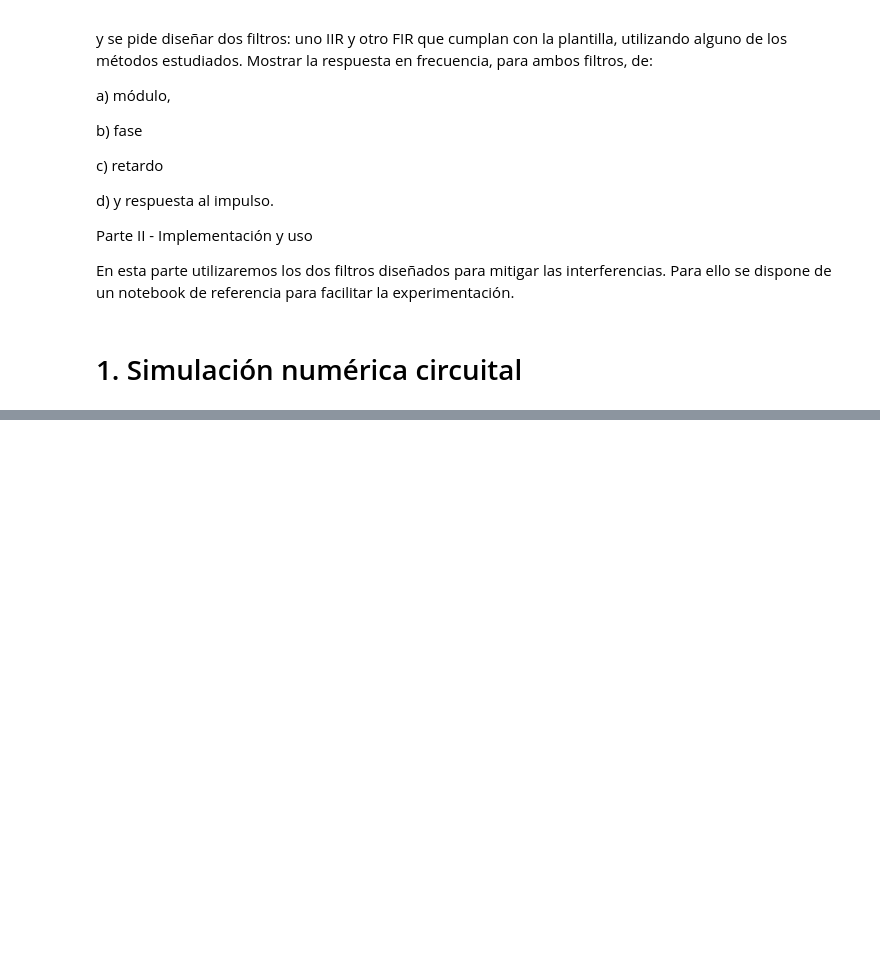
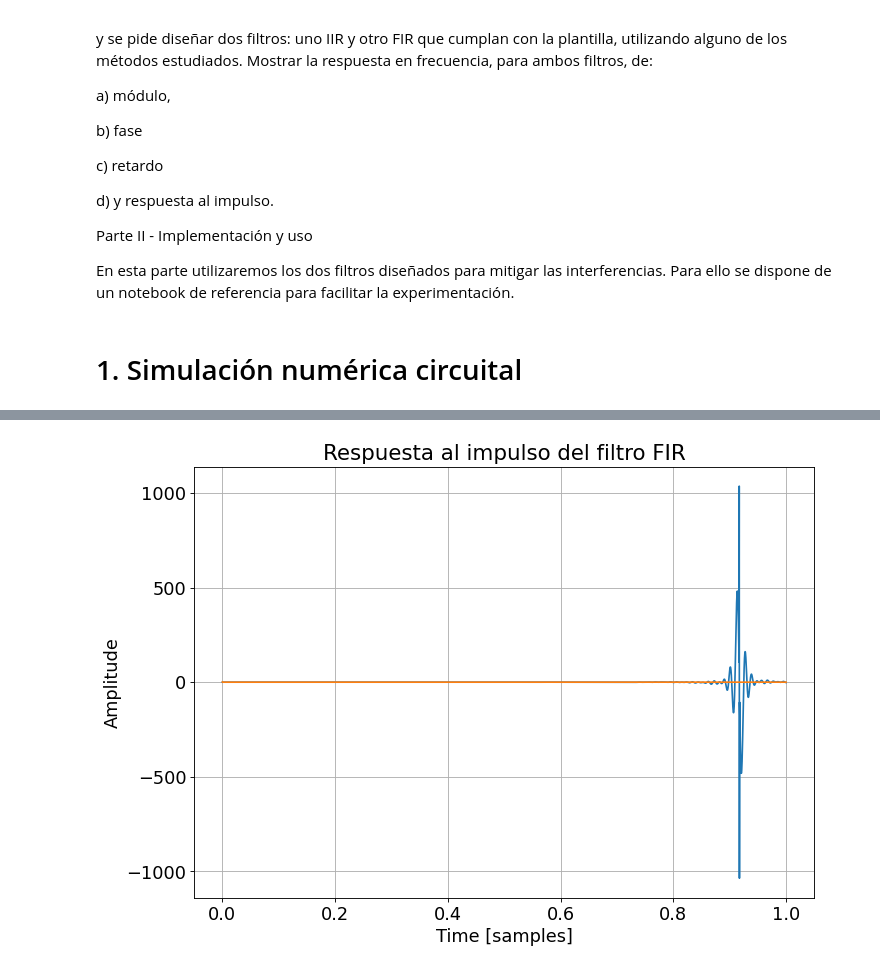
Before and after one commit to annunez02/TC2_2023, a Jupyter notebook: TS8/TrabajoSemanal8_Nunez.ipynb, the cells around one changed output, grey strips where cells are left out. Saved outputs shown, nothing was run; the diff lists cells and outputs as text; code cells hidden in the pictures; blank space fills up the shorter version.

```diff
--- a/TS8/TrabajoSemanal8_Nunez.ipynb
+++ b/TS8/TrabajoSemanal8_Nunez.ipynb
@@ -144,0 +181,21 @@ En un principio, al diseñar el diagrama de polos y ceros del pasa altos, como a
+# %%
+#-----Obtengo la transferencia-----
+
+cant_coef = 5501
+
+num_win = sig.firwin2(cant_coef, frecs, gains , window='hamming')
+den = 1.0
+
+# Muestreo el filtro donde me interesa verlo según la plantilla
+
+w  = np.append(np.logspace(-1, 0.8, 250), np.logspace(0.9, 1.6, 250) )
+w  = np.append(w, np.linspace(110, nyq_frec, 100, endpoint=True) ) / nyq_frec * np.pi
+
+_, TF_FIR = sig.freqz(num_win, den, w)
+
+# Renormalizo el eje de frecuencia
+
+w = w / np.pi * nyq_frec
+
+phase = np.angle(TF_FIR)
+wg, gd = sig.group_delay((num_win, den), w = 2000, whole = False, fs = fs)
@@ -144,0 +247,19 @@ En un principio, al diseñar el diagrama de polos y ceros del pasa altos, como a
+# %%
+
+#------------------------ Respuesta al impulso del filtro FIR ------------------------
+
+impulse = sig.unit_impulse(3000)
+response = sig.lfilter(num_win, den, impulse)
+
+plt.plot(np.linspace(0, 1, 3000), response * (10 ** 5)) # Para que se vea mas claro en el gráfico
+plt.plot(np.linspace(0, 1, 3000), impulse)
+#plt.xlim([0,0.2])
+
+plt.xlabel('Time [samples]')
+plt.ylabel('Amplitude')
+plt.title('Respuesta al impulso del filtro FIR')
+
+plt.grid(True)
+plt.show()
+# %% [output]
+[figure, added]
```
Also changed, not shown: parts of 18 cells of this notebook, 1 other file.
